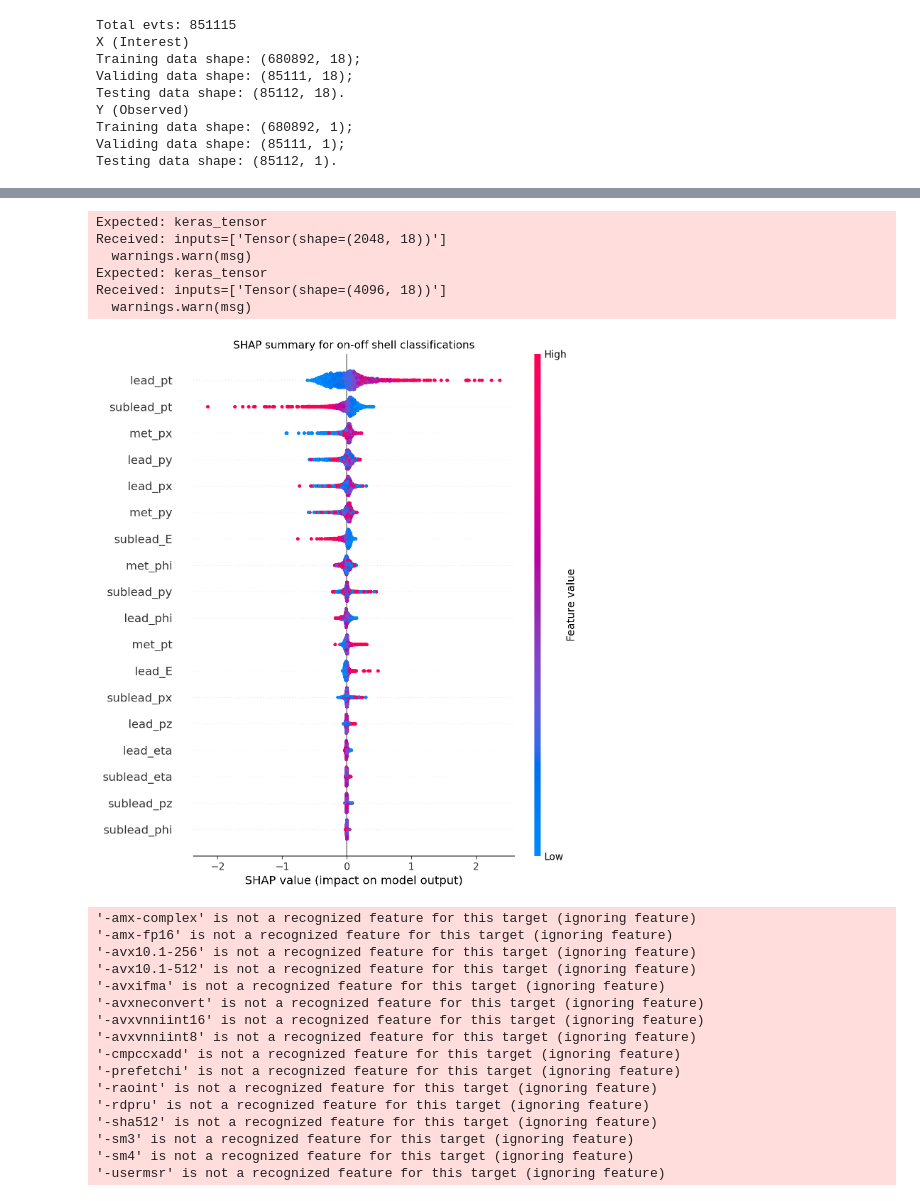
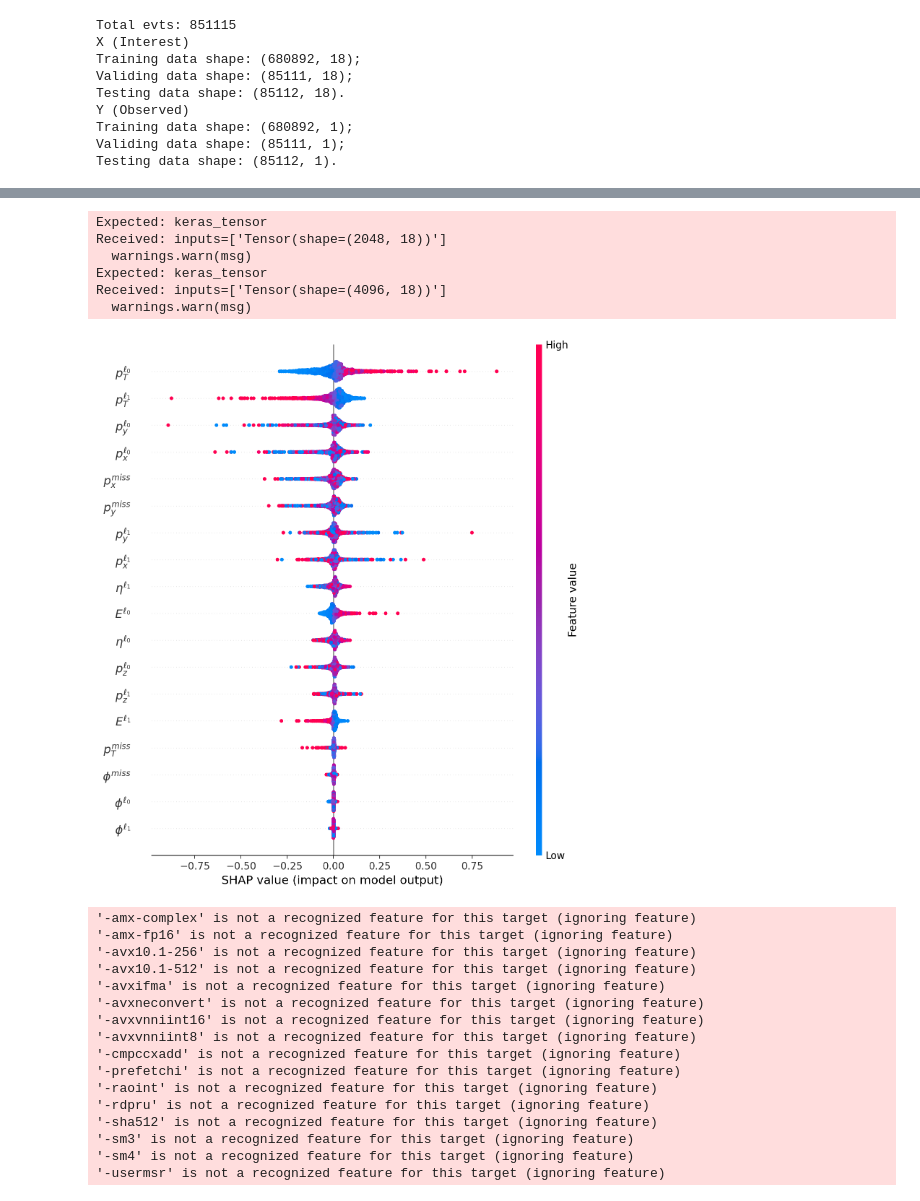
Before and after one commit to yygarypeng/QE-mls, a Jupyter notebook: 11th_trial/ww_regressor_sep.ipynb, the cells around one changed output, grey strips where cells are left out. Drawn from its saved outputs; the diff is of its cells as text; code cells hidden in the pictures.

```diff
--- a/11th_trial/ww_regressor_sep.ipynb
+++ b/11th_trial/ww_regressor_sep.ipynb
@@ -416,7 +416,7 @@ Testing data shape: (85112, 1).
 # %%
 # training variables
 BATCH_SIZE = 256
-EPOCHS = 5
+EPOCHS = 1024
 LEARNING_RATE = 1e-5
 
 # create datasets
@@ -432,5 +443,5 @@ valid_dataset = tf.data.Dataset.from_tensor_slices((
 # %%
-def dense_dropout_block(x, units, activation="selu", dropout_rate=0.0, l2=1e-6):
+def dense_dropout_block(x, units, activation="relu", dropout_rate=0.0, l2=1e-6):
     x = tf.keras.layers.Dense(
         units=units,
         use_bias=False,
@@ -442,7 +453,7 @@ def dense_dropout_block(x, units, activation="selu", dropout_rate=0.0, l2=1e-6):
         x = tf.keras.layers.Dropout(rate=dropout_rate)(x)
     return x
 
-def residual_block(x, units, activation="selu", dropout_rate=0.0, l2=0.0):
+def residual_block(x, units, activation="relu", dropout_rate=0.0, l2=0.0):
     y = dense_dropout_block(x, units, activation=activation, dropout_rate=dropout_rate, l2=l2)
     y = dense_dropout_block(y, units, activation=activation, dropout_rate=dropout_rate, l2=l2)
     if x.shape[-1] != units:
@@ -457,16 +468,12 @@ def build_model(input_shape):
     x = inputs
 
     # Stack residual blocks
+    for _ in range(1):
+        x = residual_block(x, 256, dropout_rate=0.1, l2=0.0)
+        x = residual_block(x, 64, dropout_rate=0.1, l2=0.0)
     for _ in range(2):
-        x = residual_block(x, 1024, dropout_rate=0.5)
-        x = residual_block(x, 128, dropout_rate=0.0, l2=1e-4)
-    for _ in range(2):
-        x = residual_block(x, 512, dropout_rate=0.05)
-        x = residual_block(x, 64, dropout_rate=0.0)
-
-    # Bottleneck
-    x = tf.keras.layers.BatchNormalization()(x)
-    x = tf.keras.layers.Dense(8, activation="selu")(x)
+        x = residual_block(x, 128, dropout_rate=0.1, l2=0.0)
+        x = residual_block(x, 32, dropout_rate=0.1, l2=0.0)
 
     outputs = tf.keras.layers.Dense(units=1, activation="sigmoid")(x)
     return tf.keras.Model(inputs=inputs, outputs=outputs)
@@ -609,52 +645,53 @@ displ.plot(cmap='Blues')
 # %%
 import shap
 import matplotlib as mpl
 
 mpl.rcParams.update(mpl.rcParamsDefault)
 
 feature_names = [
-    "lead_px",
-    "lead_py",
-    "lead_pz",
-    "lead_E",
-    "lead_pt",
-    "lead_eta",
-    "lead_phi",
-    "sublead_px",
-    "sublead_py",
-    "sublead_pz",
-    "sublead_E",
-    "sublead_pt",
-    "sublead_eta",
-    "sublead_phi",
-    "met_px",
-    "met_py",
-    "met_pt",
-    "met_phi"
+    r"$p^{\ell_0}_{x}$",
+    r"$p^{\ell_0}_{y}$",
+    r"$p^{\ell_0}_{z}$",
+    r"$E^{\ell_0}$",
+    r"$p^{\ell_0}_{T}$",
+    r"$\eta^{\ell_0}$",
+    r"$\phi^{\ell_0}$",
+    r"$p^{\ell_1}_{x}$",
+    r"$p^{\ell_1}_{y}$",
+    r"$p^{\ell_1}_{z}$",
+    r"$E^{\ell_1}$",
+    r"$p^{\ell_1}_{T}$",
+    r"$\eta^{\ell_1}$",
+    r"$\phi^{\ell_1}$",
+    r"$p^{miss}_{x}$",
+    r"$p^{miss}_{y}$",
+    r"$p^{miss}_{T}$",
+    r"$\phi^{miss}$",
 ]
 
 # Use DeepExplainer for SHAP values
-explainer = shap.DeepExplainer(model, obs_kin[:2_048])
-shap_values = explainer.shap_values(obs_kin[:2_048])
+explainer = shap.DeepExplainer(model, obs_kin[:2048])
+shap_values = explainer.shap_values(obs_kin[:2048], check_additivity=False)
+plt.figure(figsize=(7, 8), dpi=180)
 for i in range(shap_values.shape[-1]):
-    plt.figure(figsize=(7, 6), dpi=180)
     shap.summary_plot(
         shap_values[:, :, i],
-        obs_kin[:2_048],
+        obs_kin[:2048],
         feature_names=feature_names,
         plot_type="dot",
         show=False,
     )
-    plt.title(f"SHAP summary for on-off shell classifications")
-    plt.show()
+# plt.title(f"SHAP summary for on-off shell classifications")
+
+plt.show()
 # %% [output]
 Expected: keras_tensor
 Received: inputs=['Tensor(shape=(2048, 18))']
   warnings.warn(msg)
 Expected: keras_tensor
 Received: inputs=['Tensor(shape=(4096, 18))']
   warnings.warn(msg)
-[figure, old version]
+[figure, new version]
 '-amx-complex' is not a recognized feature for this target (ignoring feature)
 '-amx-fp16' is not a recognized feature for this target (ignoring feature)
 '-avx10.1-256' is not a recognized feature for this target (ignoring feature)
```
Also changed, not shown: parts of 5 cells of this notebook, 8 other files.
